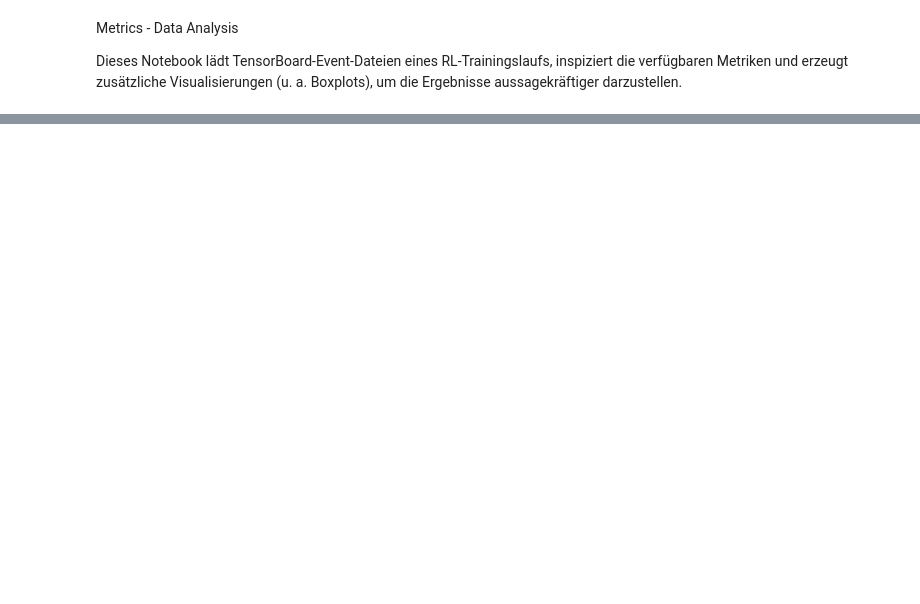
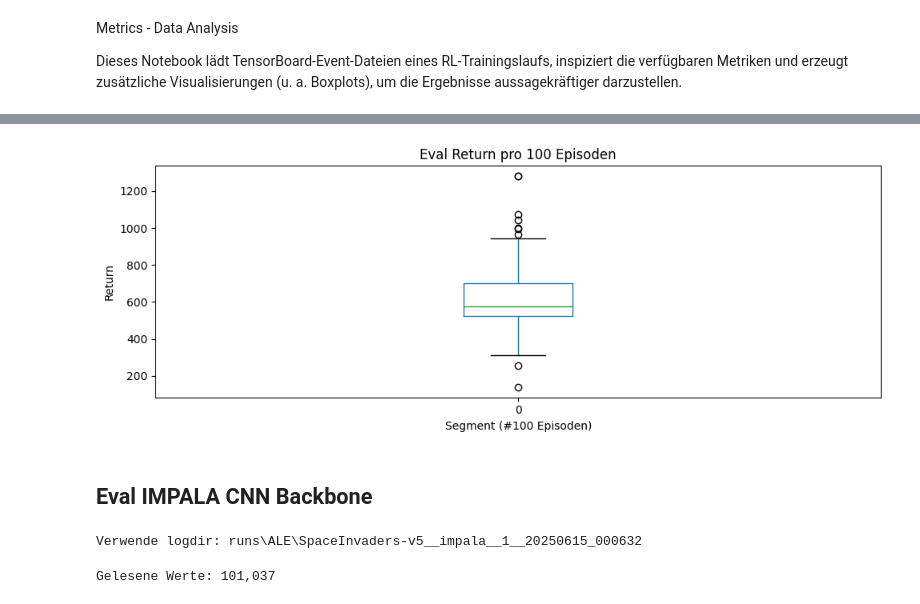
Before and after one commit to FloBaumgartner/rle_space_invaders, a Jupyter notebook: eval_metrics.ipynb, the cells around one changed output, grey strips where cells are left out. Saved outputs shown, nothing was run; the diff lists cells and outputs as text; code cells hidden in the pictures; blank space fills up the shorter version.

```diff
--- a/eval_metrics.ipynb
+++ b/eval_metrics.ipynb
@@ -162,0 +277,16 @@ if tag in df['tag'].values:
+# %%
+display_returns_per_100_episodes(df_init)
+# %% [output]
+[figure, added]
+# %% [markdown]
+## Eval IMPALA CNN Backbone
+# %%
+impala = "runs\ALE\SpaceInvaders-v5__impala__1__20250615_000632"
+print(f"Verwende logdir: {impala}")
+# %% [output]
+Verwende logdir: runs\ALE\SpaceInvaders-v5__impala__1__20250615_000632
+# %%
+df_impala = load_scalars(impala)
+print(f"Gelesene Werte: {len(df_impala):,}")
+# %% [output]
+Gelesene Werte: 101,037
```
Also changed, not shown: parts of 39 cells of this notebook, 2 other files.
